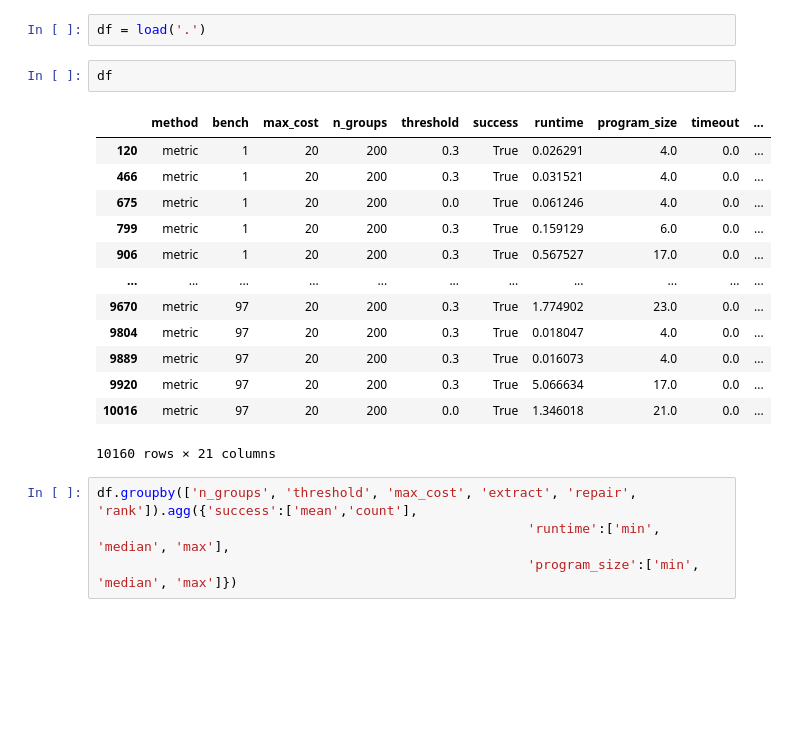
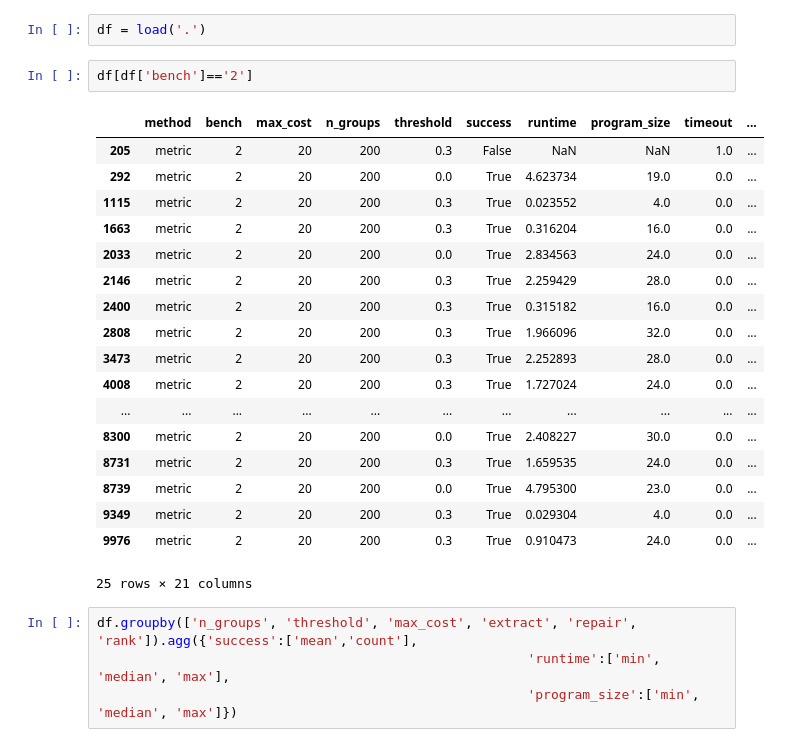
Before and after one commit to jfeser/symetric, a Jupyter notebook: notebooks/Regex results.ipynb, the cells around one changed output. Saved outputs shown, nothing was run; the diff lists cells and outputs as text; blank space fills up the shorter version.

```diff
--- a/notebooks/Regex results.ipynb
+++ b/notebooks/Regex results.ipynb
@@ -22,21 +22,26 @@ plt.rcParams.update(
 # %%
 df = load('.')
 # %%
-df
+df[df['bench']=='2']
 # %% [output]
 |  | method | bench | max_cost | n_groups | threshold | success | runtime | program_size | timeout | ... |
-| 120 | metric | 1 | 20 | 200 | 0.3 | True | 0.026291 | 4.0 | 0.0 | ... |
-| 466 | metric | 1 | 20 | 200 | 0.3 | True | 0.031521 | 4.0 | 0.0 | ... |
-| 675 | metric | 1 | 20 | 200 | 0.0 | True | 0.061246 | 4.0 | 0.0 | ... |
-| 799 | metric | 1 | 20 | 200 | 0.3 | True | 0.159129 | 6.0 | 0.0 | ... |
-| 906 | metric | 1 | 20 | 200 | 0.3 | True | 0.567527 | 17.0 | 0.0 | ... |
+| 205 | metric | 2 | 20 | 200 | 0.3 | False | NaN | NaN | 1.0 | ... |
+| 292 | metric | 2 | 20 | 200 | 0.0 | True | 4.623734 | 19.0 | 0.0 | ... |
+| 1115 | metric | 2 | 20 | 200 | 0.3 | True | 0.023552 | 4.0 | 0.0 | ... |
+| 1663 | metric | 2 | 20 | 200 | 0.3 | True | 0.316204 | 16.0 | 0.0 | ... |
+| 2033 | metric | 2 | 20 | 200 | 0.0 | True | 2.834563 | 24.0 | 0.0 | ... |
+| 2146 | metric | 2 | 20 | 200 | 0.3 | True | 2.259429 | 28.0 | 0.0 | ... |
+| 2400 | metric | 2 | 20 | 200 | 0.3 | True | 0.315182 | 16.0 | 0.0 | ... |
+| 2808 | metric | 2 | 20 | 200 | 0.3 | True | 1.966096 | 32.0 | 0.0 | ... |
+| 3473 | metric | 2 | 20 | 200 | 0.3 | True | 2.252893 | 28.0 | 0.0 | ... |
+| 4008 | metric | 2 | 20 | 200 | 0.3 | True | 1.727024 | 24.0 | 0.0 | ... |
 | ... | ... | ... | ... | ... | ... | ... | ... | ... | ... | ... |
-| 9670 | metric | 97 | 20 | 200 | 0.3 | True | 1.774902 | 23.0 | 0.0 | ... |
-| 9804 | metric | 97 | 20 | 200 | 0.3 | True | 0.018047 | 4.0 | 0.0 | ... |
-| 9889 | metric | 97 | 20 | 200 | 0.3 | True | 0.016073 | 4.0 | 0.0 | ... |
-| 9920 | metric | 97 | 20 | 200 | 0.3 | True | 5.066634 | 17.0 | 0.0 | ... |
-| 10016 | metric | 97 | 20 | 200 | 0.0 | True | 1.346018 | 21.0 | 0.0 | ... |
+| 8300 | metric | 2 | 20 | 200 | 0.0 | True | 2.408227 | 30.0 | 0.0 | ... |
+| 8731 | metric | 2 | 20 | 200 | 0.3 | True | 1.659535 | 24.0 | 0.0 | ... |
+| 8739 | metric | 2 | 20 | 200 | 0.0 | True | 4.795300 | 23.0 | 0.0 | ... |
+| 9349 | metric | 2 | 20 | 200 | 0.3 | True | 0.029304 | 4.0 | 0.0 | ... |
+| 9976 | metric | 2 | 20 | 200 | 0.3 | True | 0.910473 | 24.0 | 0.0 | ... |
-10160 rows × 21 columns
+25 rows × 21 columns
 # %%
 df.groupby(['n_groups', 'threshold', 'max_cost', 'extract', 'repair', 'rank']).agg({'success':['mean','count'],
                                                        'runtime':['min', 'median', 'max'],
```
Also changed, not shown: 6 other files.
